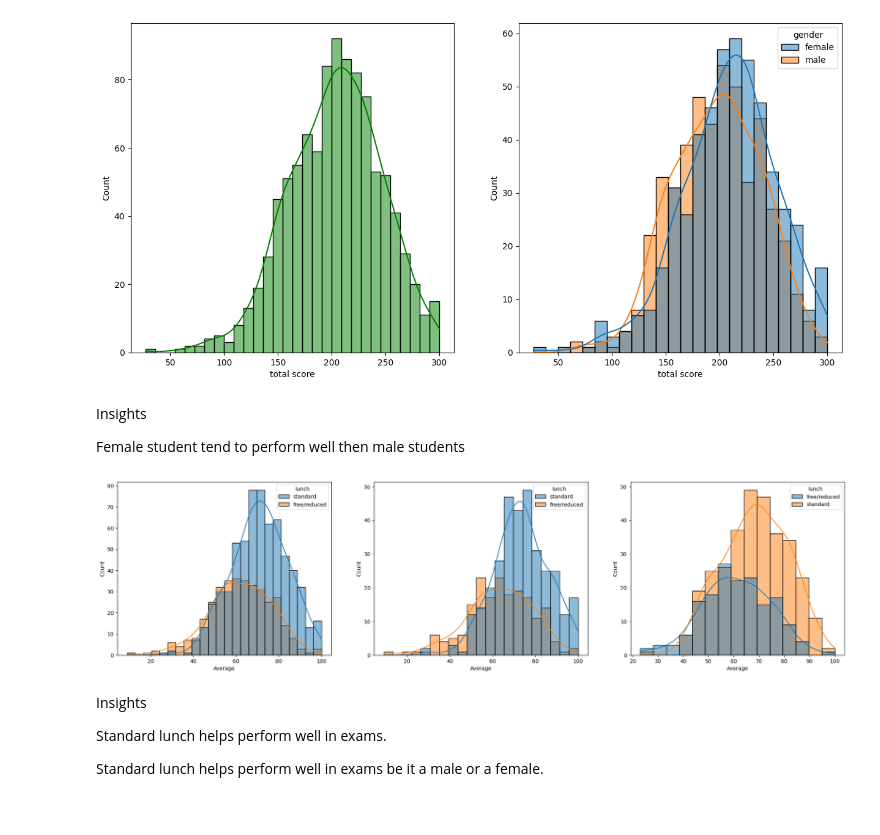
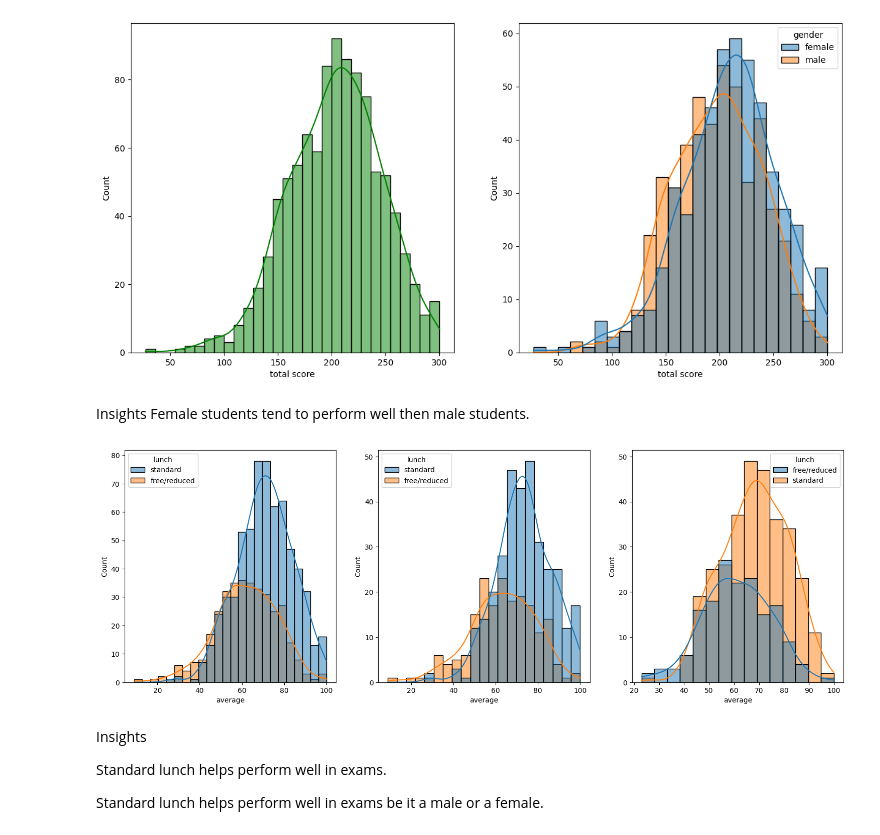
Before and after one commit to AMIT110409/MLproject-end-to-end, a Jupyter notebook: notebook/EDA_STUDENT PERFORMANCE.ipynb, the cells around one changed output. Saved outputs shown, nothing was run; the diff lists cells and outputs as text; code cells hidden in the pictures.

Commit message:
Data ingestion and EDA_Student_perormance

```diff
--- a/notebook/EDA_STUDENT PERFORMANCE.ipynb
+++ b/notebook/EDA_STUDENT PERFORMANCE.ipynb
@@ -214,6 +204,6 @@ df.head(3)
 # %%
 df['total score'] = df['math score'] + df['reading score'] + df['writing score']
-df['Average'] = df['total score']/3
+df['average'] = df['total score']/3
 df.head()
 # %% [output]
 |  | gender | race/ethnicity | parental level of education | lunch | test preparation course | math score | ... |
@@ -280,19 +270,18 @@ plt.show()
 [figure]
 # %% [markdown]
 Insights
-
-Female student tend to perform  well then male students
+Female students tend to perform well then male students.
 # %%
 plt.subplots(1,3,figsize=(25,6))
-plt.subplot(131)
-sns.histplot(data=df,x='Average',kde=True,hue='lunch')
-plt.subplot(132)
-sns.histplot(data=df[df.gender=='female'],x='Average',kde=True,hue='lunch')
-plt.subplot(133)
-sns.histplot(data=df[df.gender=='male'],x='Average',kde=True,hue='lunch')
+plt.subplot(141)
+sns.histplot(data=df,x='average',kde=True,hue='lunch')
+plt.subplot(142)
+sns.histplot(data=df[df.gender=='female'],x='average',kde=True,hue='lunch')
+plt.subplot(143)
+sns.histplot(data=df[df.gender=='male'],x='average',kde=True,hue='lunch')
 plt.show()
 # %% [output]
-[figure, old version]
+[figure, new version]
 # %% [markdown]
 Insights
 
```
Also changed, not shown: parts of 38 cells of this notebook, 6 other files.
